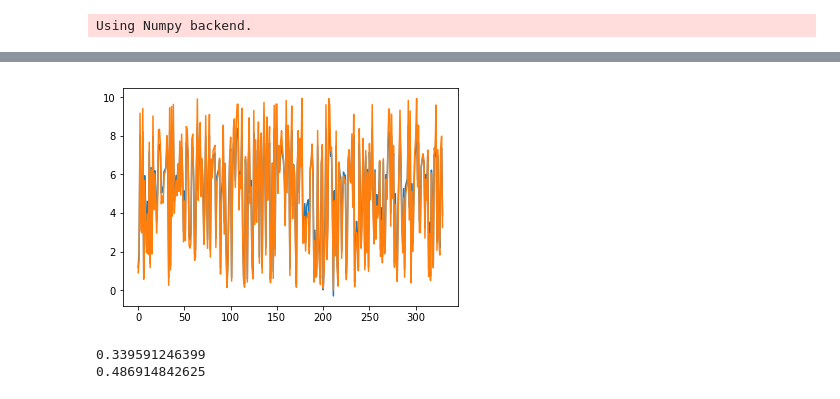
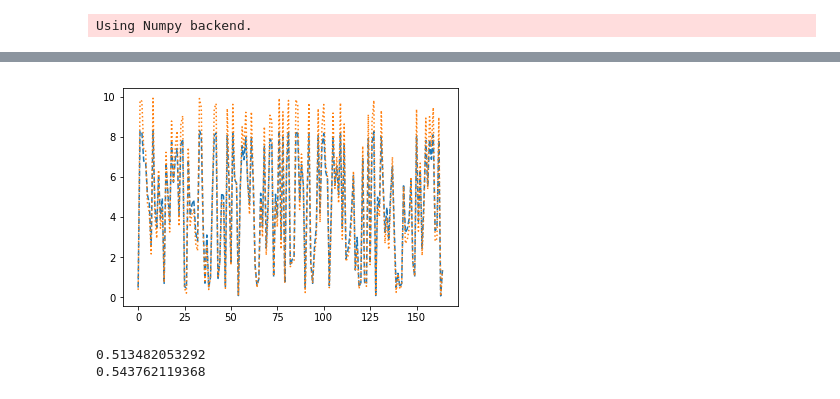
Before and after one commit to kalekiu/easyesn, a Jupyter notebook: examples/RegressionExample.ipynb, the cells around one changed output, grey strips where cells are left out. Drawn from its saved outputs; the diff is of its cells as text; code cells hidden in the pictures.

```diff
--- a/examples/RegressionExample.ipynb
+++ b/examples/RegressionExample.ipynb
@@ -10,8 +10,8 @@ from easyesn import helper as hlp
 # %% [output]
 Using Numpy backend.
 # %%
-inputLength = 5000
-n = 1000
+inputLength = 2000
+n = 500
 x = np.empty((n, inputLength))
 y = np.empty((n, 1))
 domain = np.linspace(0, 4*np.pi, inputLength)
@@ -37,12 +36,12 @@ y_test_pred = esn.predict(x_test, transientTime=100, verbose=1)
 # %%
-plt.plot(y_test_pred)
-plt.plot(y_test)
+plt.plot(y_test_pred, "--")
+plt.plot(y_test, ":")
 plt.show()
 # %% [output]
-[figure, old version]
+[figure, new version]
 # %%
 print(np.mean((y_test_pred-y_test)**2))
 print(np.mean(np.abs(y_test_pred-y_test)))
 # %% [output]
-0.339591246399
-0.486914842625
+0.513482053292
+0.543762119368
```
Also changed, not shown: parts of 2 cells of this notebook, 7 other files.
